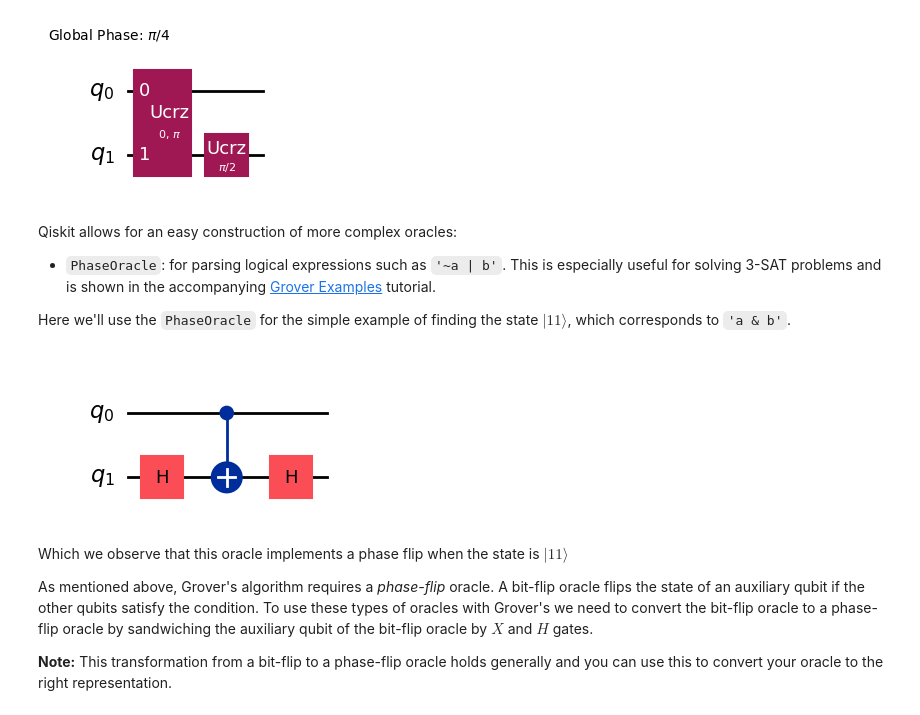
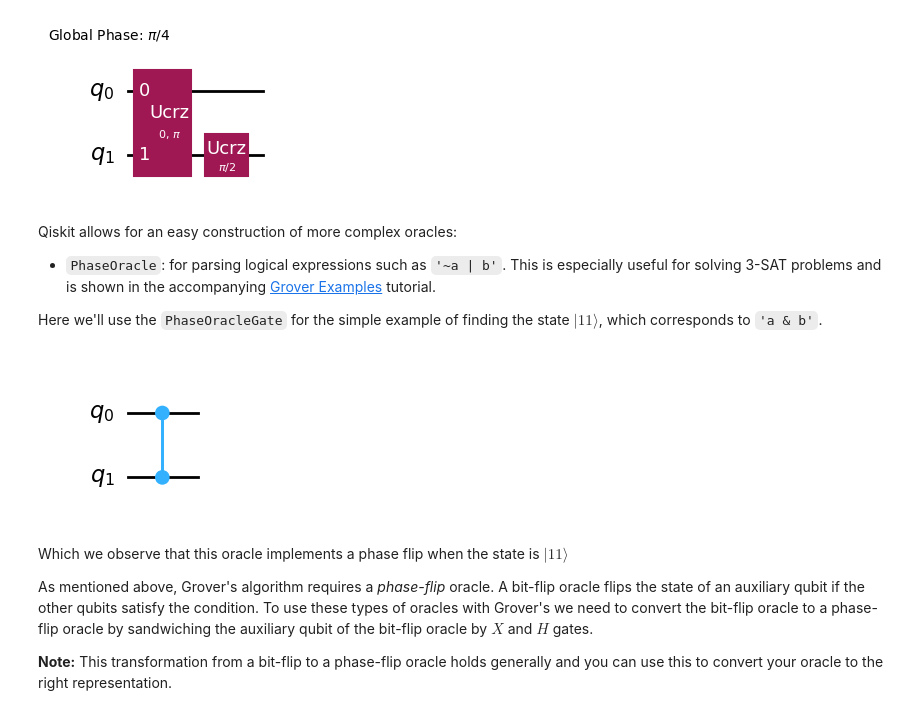
Before and after one commit to qiskit-community/qiskit-algorithms, a Jupyter notebook: docs/tutorials/06_grover.ipynb, the cells around one changed output. Cells and saved outputs as stored; diff of their text form; code cells hidden in the pictures.

Commit message:
Replaced deprecated Qiskit classes by their respective replacement functions

```diff
--- a/docs/tutorials/06_grover.ipynb
+++ b/docs/tutorials/06_grover.ipynb
@@ -118,21 +118,21 @@ problem.grover_operator.oracle.decompose().draw(output="mpl")
 Qiskit allows for an easy construction of more complex oracles:
 * `PhaseOracle`: for parsing logical expressions such as `'~a | b'`. This is especially useful for solving 3-SAT problems and is shown in the accompanying [Grover Examples](07_grover_examples.ipynb) tutorial.
 
-Here we'll use the `PhaseOracle` for the simple example of finding the state $|11\rangle$, which corresponds to `'a & b'`.
+Here we'll use the `PhaseOracleGate` for the simple example of finding the state $|11\rangle$, which corresponds to `'a & b'`.
 # %%
-from qiskit.circuit.library.phase_oracle import PhaseOracle
+from qiskit.circuit.library.phase_oracle import PhaseOracleGate
 from qiskit.exceptions import MissingOptionalLibraryError
 
-# `Oracle` (`PhaseOracle`) as the `oracle` argument
+# `Oracle` (`PhaseOracleGate`) as the `oracle` argument
 expression = "(a & b)"
 try:
-    oracle = PhaseOracle(expression)
+    oracle = PhaseOracleGate(expression)
     problem = AmplificationProblem(oracle)
     display(problem.grover_operator.oracle.decompose().draw(output="mpl"))
 except MissingOptionalLibraryError as ex:
     print(ex)
 # %% [output]
-[figure, old version]
+[figure, new version]
 # %% [markdown]
 Which we observe that this oracle implements a phase flip when the state is  $|11\rangle$
 
```
Also changed, not shown: parts of 2 cells of this notebook, 40 other files.
